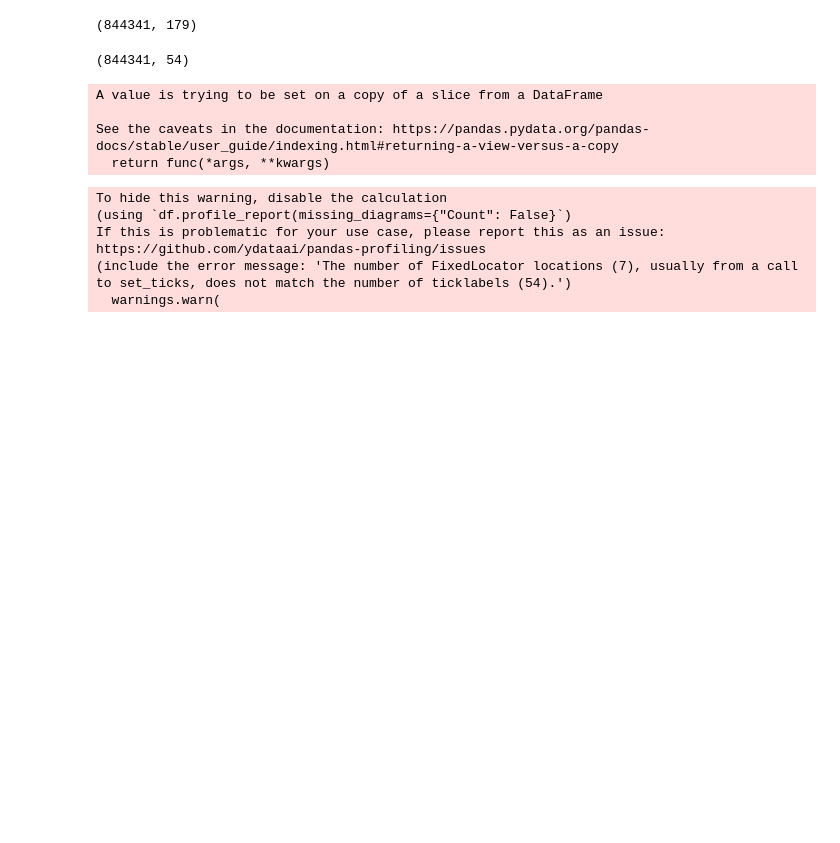
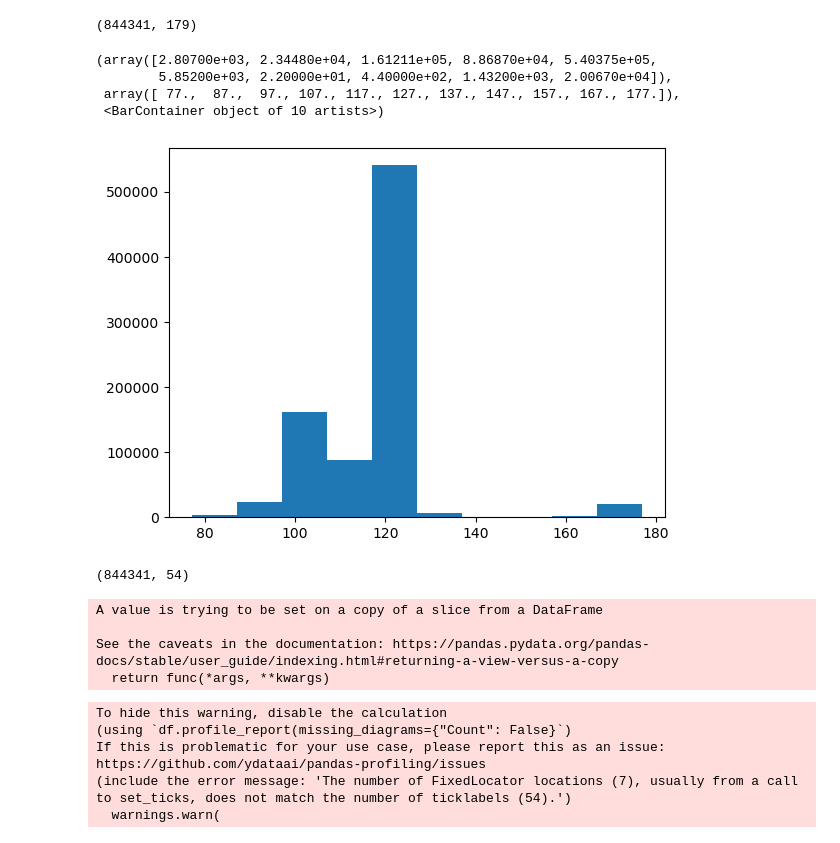
Before and after one commit to CS-433/ml-project-2-digdata_project2, a Jupyter notebook: data_selection.ipynb, the cells around one changed output. Drawn from its saved outputs; the diff is of its cells as text; code cells hidden in the pictures; blank space fills up the shorter version.

```diff
--- a/data_selection.ipynb
+++ b/data_selection.ipynb
@@ -2192,0 +2262,9 @@ profile.to_file("./data/results/EDA_df_matrixAll_woTime.html")
+# %%
+list_NA_per_row = df_matrixAll_woTime.isnull().sum(axis=1).tolist()
+plt.hist(list_NA_per_row)
+# %% [output]
+(array([2.80700e+03, 2.34480e+04, 1.61211e+05, 8.86870e+04, 5.40375e+05,
+        5.85200e+03, 2.20000e+01, 4.40000e+02, 1.43200e+03, 2.00670e+04]),
+ array([ 77.,  87.,  97., 107., 117., 127., 137., 147., 157., 167., 177.]),
+ <BarContainer object of 10 artists>)
+[figure, added]
```
Also changed, not shown: parts of 12 cells of this notebook.
